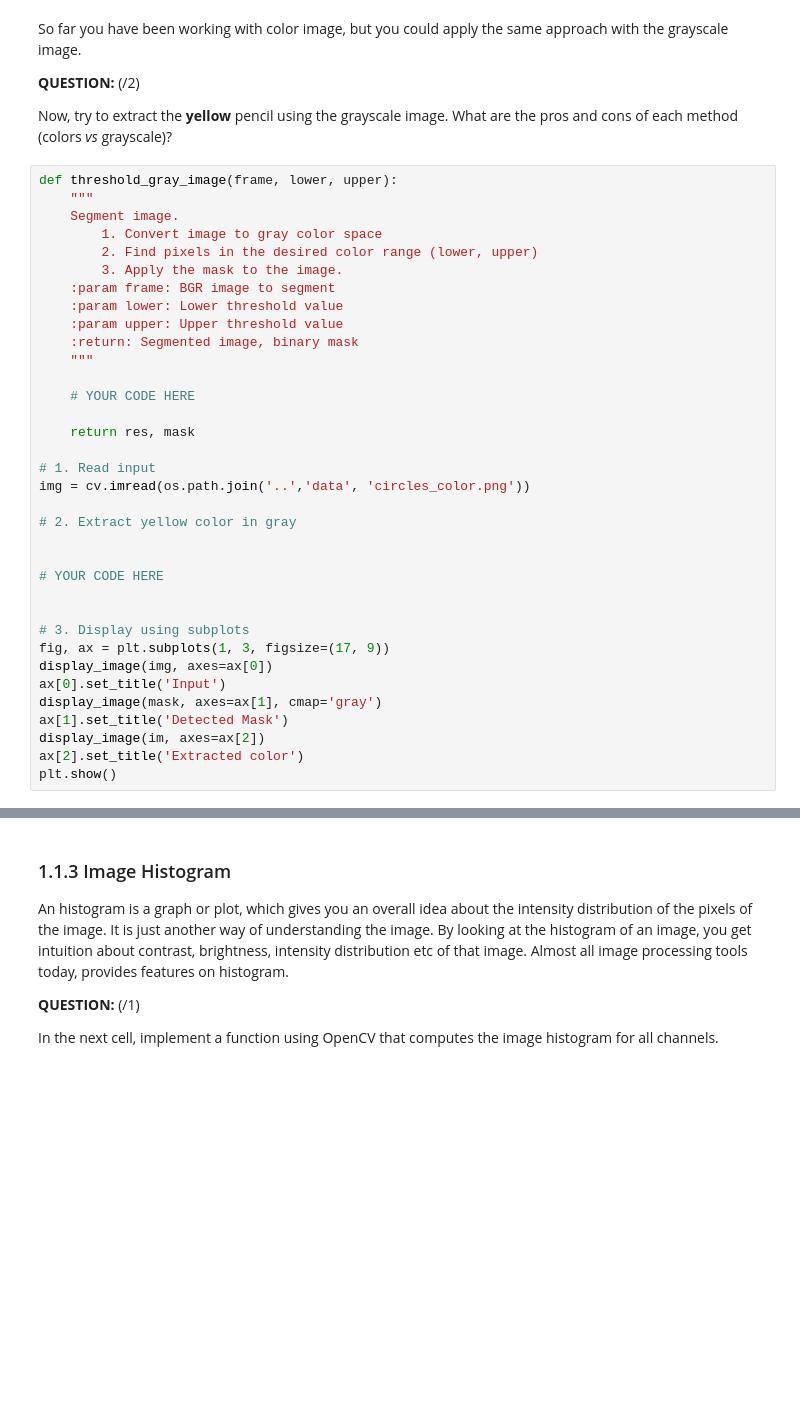
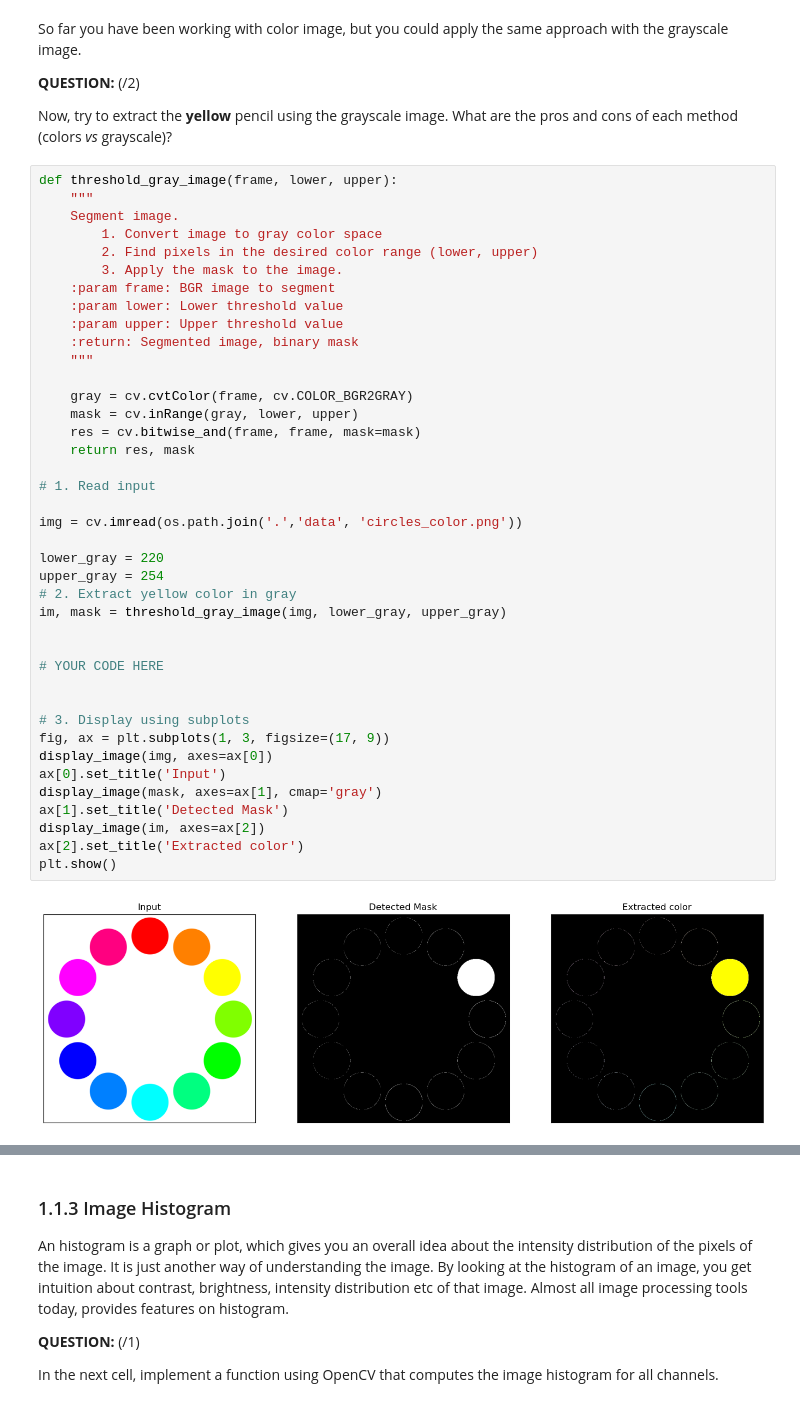
Before and after one commit to Petar-Damjanovic/EE-490-f-Lab-in-signal-and-image-processing, a Jupyter notebook: Lab1/01_introduction_image_processing_2024.ipynb, the cells around one changed output, grey strips where cells are left out. Cells and saved outputs as stored; diff of their text form; blank space fills up the shorter version.

```diff
--- a/Lab1/01_introduction_image_processing_2024.ipynb
+++ b/Lab1/01_introduction_image_processing_2024.ipynb
@@ -233,35 +306,42 @@ def threshold_gray_image(frame, lower, upper):
     """
     Segment image.
         1. Convert image to gray color space
         2. Find pixels in the desired color range (lower, upper)
         3. Apply the mask to the image.
     :param frame: BGR image to segment
     :param lower: Lower threshold value
     :param upper: Upper threshold value
     :return: Segmented image, binary mask
     """
 
-    # YOUR CODE HERE
-
+    gray = cv.cvtColor(frame, cv.COLOR_BGR2GRAY)
+    mask = cv.inRange(gray, lower, upper)
+    res = cv.bitwise_and(frame, frame, mask=mask)
     return res, mask
 
 # 1. Read input
-img = cv.imread(os.path.join('..','data', 'circles_color.png'))
 
+img = cv.imread(os.path.join('.','data', 'circles_color.png'))
+
+lower_gray = 220
+upper_gray = 254
 # 2. Extract yellow color in gray
+im, mask = threshold_gray_image(img, lower_gray, upper_gray)
 
 
 # YOUR CODE HERE
 
 
 # 3. Display using subplots
 fig, ax = plt.subplots(1, 3, figsize=(17, 9))
 display_image(img, axes=ax[0])
 ax[0].set_title('Input')
 display_image(mask, axes=ax[1], cmap='gray')
 ax[1].set_title('Detected Mask')
 display_image(im, axes=ax[2])
 ax[2].set_title('Extracted color')
 plt.show()
+# %% [output]
+[figure, added]
 # %% [markdown]
 **YOUR ANSWER**
```
Also changed, not shown: parts of 40 cells of this notebook.
